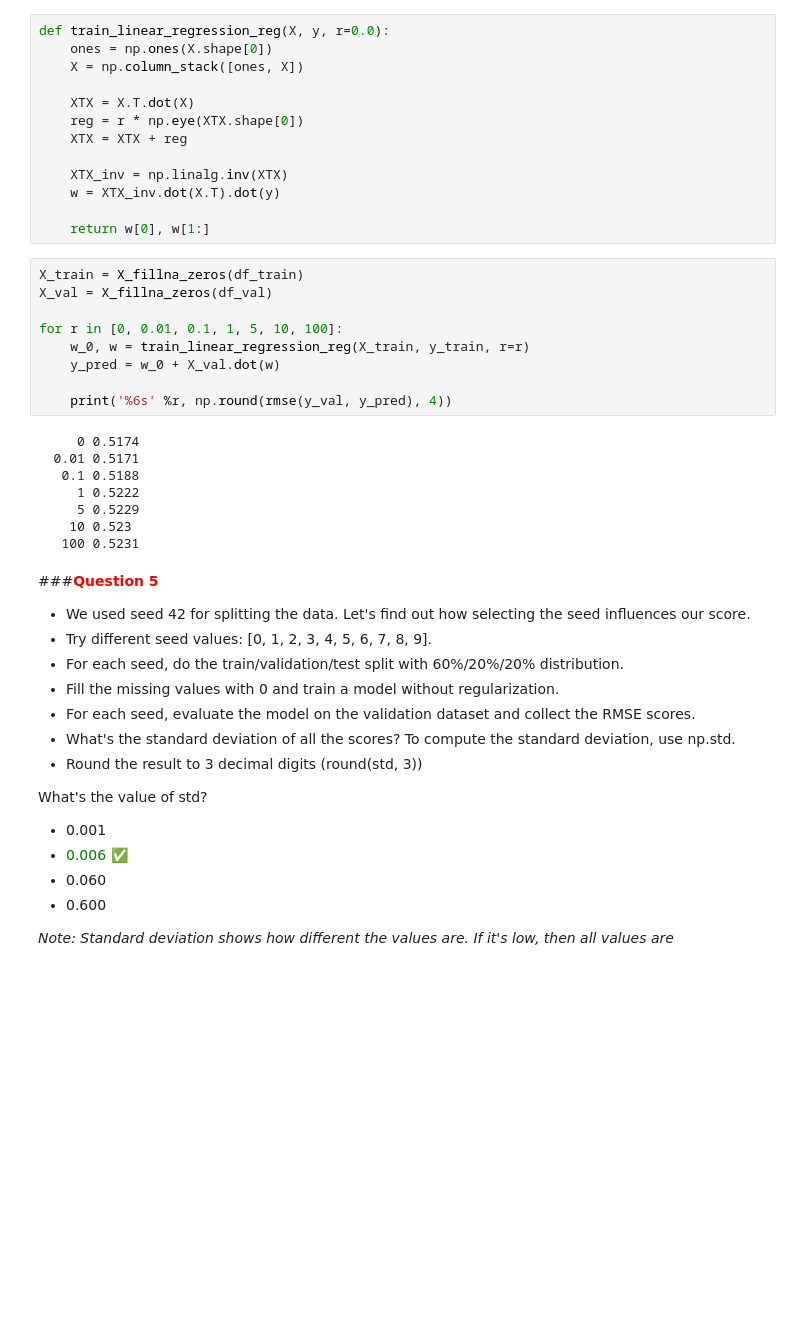
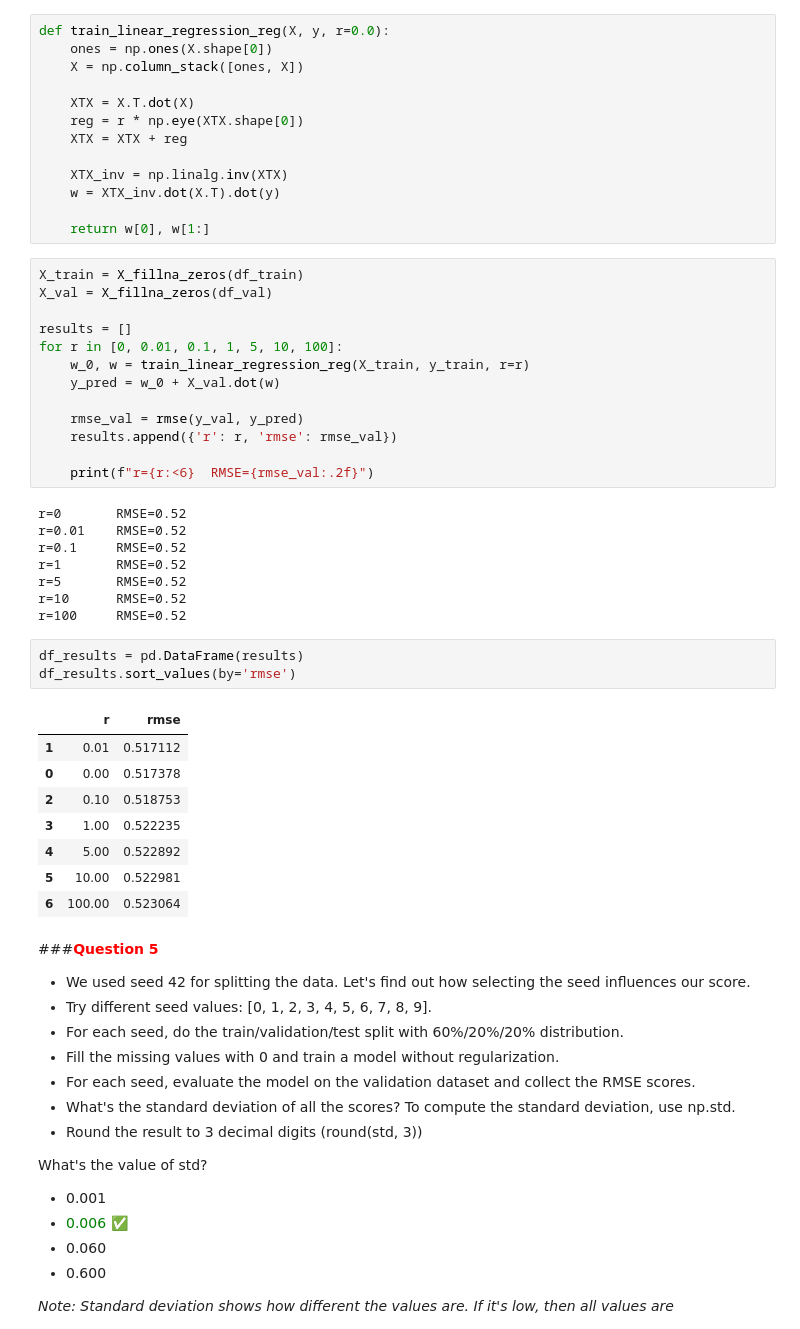
Before and after one commit to bogdan-kovalchuk/course-ml-zoomcamp, a Jupyter notebook: 02-regression/02_regression_homework.ipynb, the cells around one changed output. Cells and saved outputs as stored; diff of their text form; blank space fills up the shorter version.

```diff
--- a/02-regression/02_regression_homework.ipynb
+++ b/02-regression/02_regression_homework.ipynb
@@ -217,19 +217,35 @@ def train_linear_regression_reg(X, y, r=0.0):
 X_train = X_fillna_zeros(df_train)
 X_val = X_fillna_zeros(df_val)
 
+results = []
 for r in [0, 0.01, 0.1, 1, 5, 10, 100]:
     w_0, w = train_linear_regression_reg(X_train, y_train, r=r)
     y_pred = w_0 + X_val.dot(w)
 
-    print('%6s' %r, np.round(rmse(y_val, y_pred), 4))
+    rmse_val = rmse(y_val, y_pred)
+    results.append({'r': r, 'rmse': rmse_val})
+
+    print(f"r={r:<6}  RMSE={rmse_val:.2f}")
 # %% [output]
-     0 0.5174
-  0.01 0.5171
-   0.1 0.5188
-     1 0.5222
-     5 0.5229
-    10 0.523
-   100 0.5231
+r=0       RMSE=0.52
+r=0.01    RMSE=0.52
+r=0.1     RMSE=0.52
+r=1       RMSE=0.52
+r=5       RMSE=0.52
+r=10      RMSE=0.52
+r=100     RMSE=0.52
+# %%
+df_results = pd.DataFrame(results)
+df_results.sort_values(by='rmse')
+# %% [output]
+|  | r | rmse |
+| 1 | 0.01 | 0.517112 |
+| 0 | 0.00 | 0.517378 |
+| 2 | 0.10 | 0.518753 |
+| 3 | 1.00 | 0.522235 |
+| 4 | 5.00 | 0.522892 |
+| 5 | 10.00 | 0.522981 |
+| 6 | 100.00 | 0.523064 |
 # %% [markdown]
 ###**<font color='red'>Question 5</font>**
 - We used seed 42 for splitting the data. Let's find out how selecting the seed influences our score.
```
